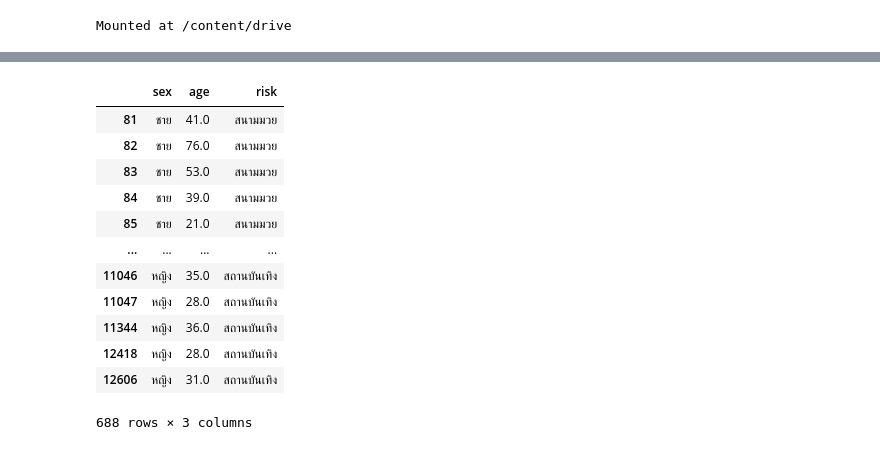
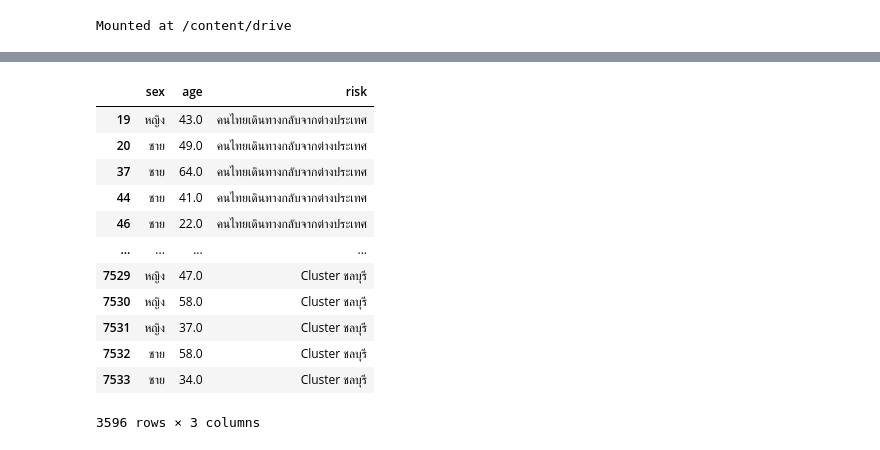
Before and after one commit to SuwareeThammakoonsate/data_viz_2022, a Jupyter notebook: DataViz01_Table_Data.ipynb, the cells around one changed output, grey strips where cells are left out. Drawn from its saved outputs; the diff is of its cells as text; code cells hidden in the pictures.

```diff
--- a/DataViz01_Table_Data.ipynb
+++ b/DataViz01_Table_Data.ipynb
@@ -189,0 +194,3 @@ risk_table #แสดง risk_table
+# %%
+data_risk1 = data_case1.dropna() #สร้างตัวแปร data_risk1 และแก้ Missing ด้วยการ Dropna
+data_risk1 #แสดง data_risk1
@@ -260,0 +238,3 @@ Entertainment #แสดงตาราง Entertainment
+# %%
+data_gg1 = data_risk1[data_risk1['risk']=='คนไทยเดินทางกลับจากต่างประเทศ'] #สร้างตัวแปร data_gg1 จากตาราง data_risk1 โดยเลือกเอา risk เฉพาะ 'คนไทยเดินทางกลับจากต่างประเทศ'
+data_gg1 #แสดงตัวแปร data_gg1
@@ -260,0 +255,3 @@ Entertainment #แสดงตาราง Entertainment
+# %%
+data_gg2 = data_risk1[data_risk1['risk']=='State Quarantine'] #สร้างตัวแปร data_gg2 จากตาราง data_risk1 โดยเลือกเอา risk เฉพาะ 'State Quarantine'
+data_gg2 #แสดงตัวแปร data_gg2
@@ -260,0 +272,3 @@ Entertainment #แสดงตาราง Entertainment
+# %%
+data_gg3 = data_risk1[data_risk1['risk']== 'Cluster ชลบุรี'] #สร้างตัวแปร data_gg3 จากตาราง data_risk1 โดยเลือกเอา risk เฉพาะ 'Cluster ชลบุรี'
+data_gg3 #แสดงตัวแปร data_gg3
@@ -261,17 +293,17 @@ Entertainment #แสดงตาราง Entertainment
 # %%
-data_risk = pd.concat([Boxing,Religion,Entertainment]) #ใช้คำสั่ง concat เอาตาราง Boxing,Religion และ Entertainment มาต่อกัน
-data_risk #แสดงตาราง data_risk
+data_gg123 = pd.concat([data_gg1,data_gg2,data_gg3]) #ใช้คำสั่ง concat เอาตาราง data_gg1,data_gg2 และ data_gg3 มาต่อกัน
+data_gg123 #แสดงตาราง data_gg123
 # %% [output]
 |  | sex | age | risk |
-| 81 | ชาย | 41.0 | สนามมวย |
-| 82 | ชาย | 76.0 | สนามมวย |
-| 83 | ชาย | 53.0 | สนามมวย |
-| 84 | ชาย | 39.0 | สนามมวย |
-| 85 | ชาย | 21.0 | สนามมวย |
+| 19 | หญิง | 43.0 | คนไทยเดินทางกลับจากต่างประเทศ |
+| 20 | ชาย | 49.0 | คนไทยเดินทางกลับจากต่างประเทศ |
+| 37 | ชาย | 64.0 | คนไทยเดินทางกลับจากต่างประเทศ |
+| 44 | ชาย | 41.0 | คนไทยเดินทางกลับจากต่างประเทศ |
+| 46 | ชาย | 22.0 | คนไทยเดินทางกลับจากต่างประเทศ |
 | ... | ... | ... | ... |
-| 11046 | หญิง | 35.0 | สถานบันเทิง |
-| 11047 | หญิง | 28.0 | สถานบันเทิง |
-| 11344 | หญิง | 36.0 | สถานบันเทิง |
-| 12418 | หญิง | 28.0 | สถานบันเทิง |
-| 12606 | หญิง | 31.0 | สถานบันเทิง |
+| 7529 | หญิง | 47.0 | Cluster ชลบุรี |
+| 7530 | หญิง | 58.0 | Cluster ชลบุรี |
+| 7531 | หญิง | 37.0 | Cluster ชลบุรี |
+| 7532 | ชาย | 58.0 | Cluster ชลบุรี |
+| 7533 | ชาย | 34.0 | Cluster ชลบุรี |
-688 rows × 3 columns
+3596 rows × 3 columns
```
Also changed, not shown: parts of 19 cells of this notebook.
